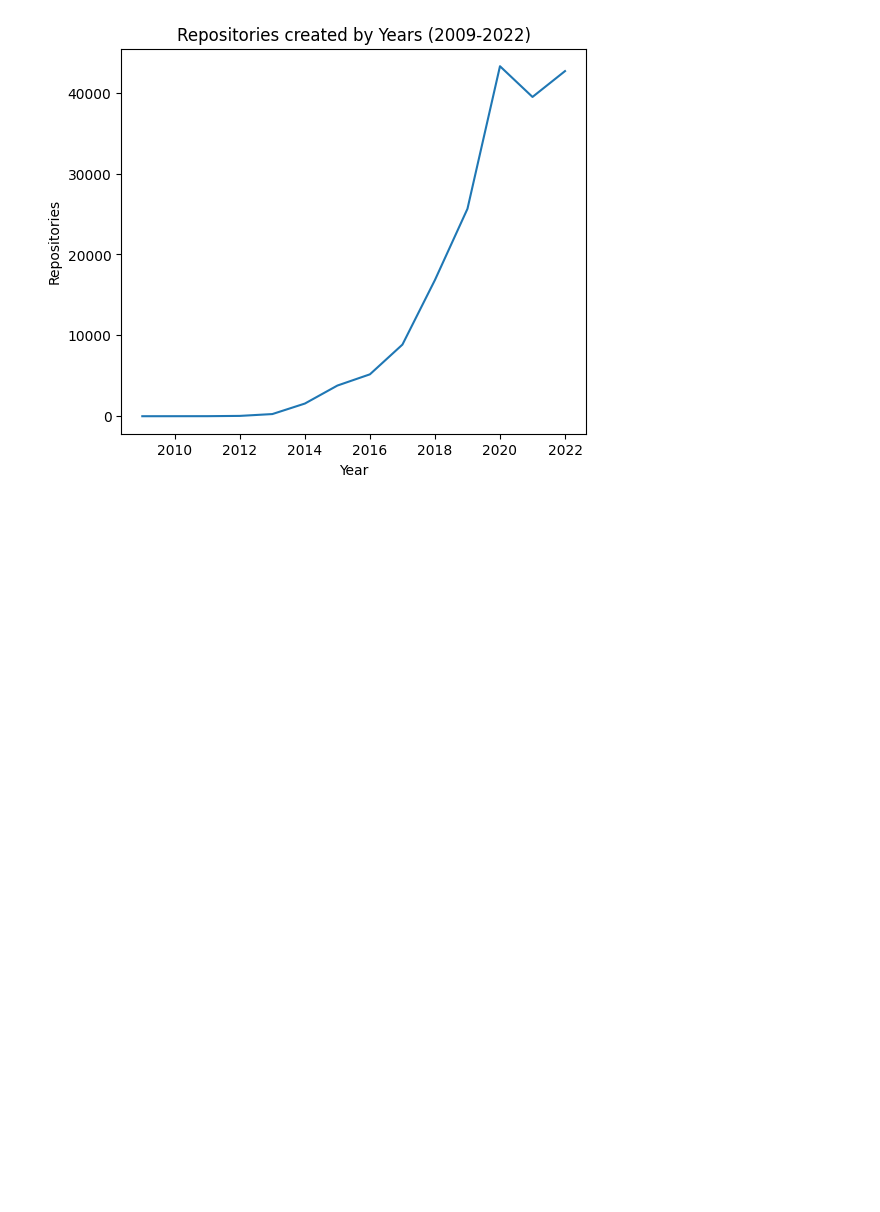
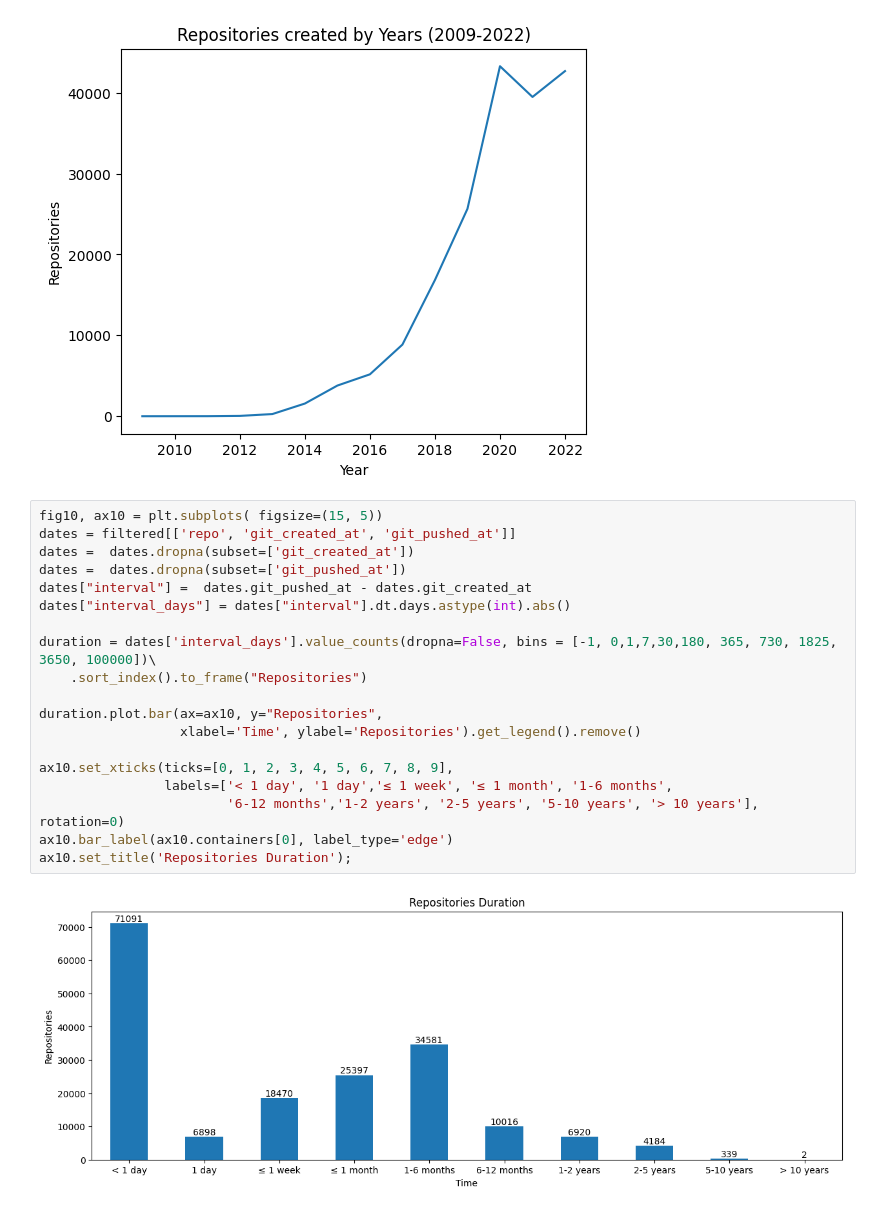
Before and after one commit to dew-uff/dsmining, a Jupyter notebook: src/analyzes/a2_filtered.ipynb, the cells around one changed output. Saved outputs shown, nothing was run; the diff lists cells and outputs as text; blank space fills up the shorter version.

Commit message:
DSM#028 - Adding repostiories duration plot

```diff
--- a/src/analyzes/a2_filtered.ipynb
+++ b/src/analyzes/a2_filtered.ipynb
@@ -225,3 +232,24 @@ ax9.set_ylabel('Repositories')
 ax9.set_title('Repositories created by Years (2009-2022)');
 # %% [output]
 [figure]
+# %%
+fig10, ax10 = plt.subplots( figsize=(15, 5))
+dates = filtered[['repo', 'git_created_at', 'git_pushed_at']]
+dates =  dates.dropna(subset=['git_created_at'])
+dates =  dates.dropna(subset=['git_pushed_at'])
+dates["interval"] =  dates.git_pushed_at - dates.git_created_at
+dates["interval_days"] = dates["interval"].dt.days.astype(int).abs()
+
+duration = dates['interval_days'].value_counts(dropna=False, bins = [-1, 0,1,7,30,180, 365, 730, 1825, 3650, 100000])\
+    .sort_index().to_frame("Repositories")
+
+duration.plot.bar(ax=ax10, y="Repositories",
+                  xlabel='Time', ylabel='Repositories').get_legend().remove()
+
+ax10.set_xticks(ticks=[0, 1, 2, 3, 4, 5, 6, 7, 8, 9],
+                labels=['< 1 day', '1 day','≤ 1 week', '≤ 1 month', '1-6 months',
+                        '6-12 months','1-2 years', '2-5 years', '5-10 years', '> 10 years'], rotation=0)
+ax10.bar_label(ax10.containers[0], label_type='edge')
+ax10.set_title('Repositories Duration');
+# %% [output]
+[figure, added]
```
Also changed, not shown: parts of 1 cell of this notebook.
